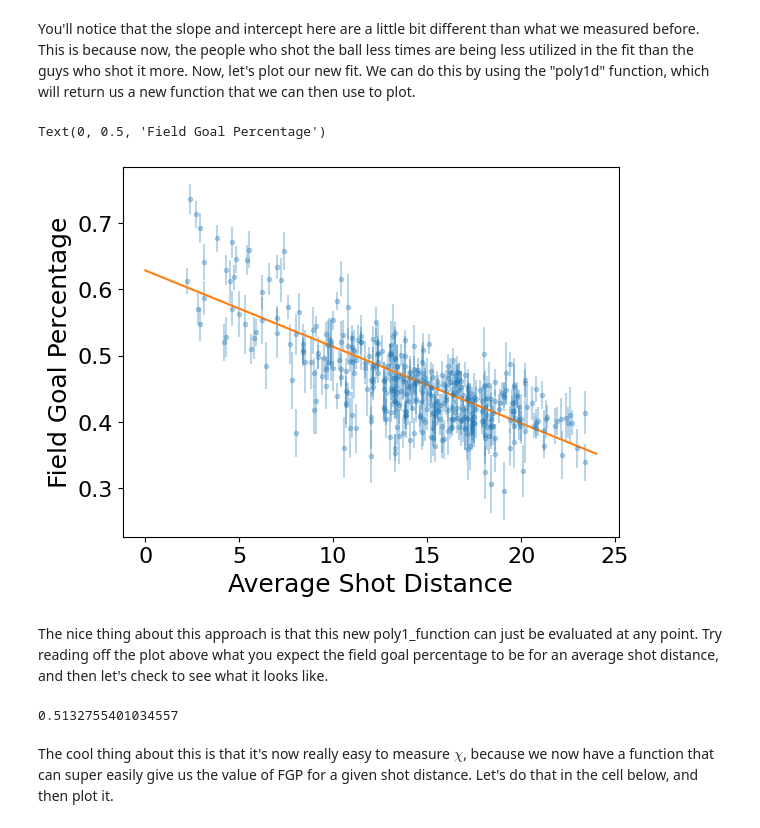
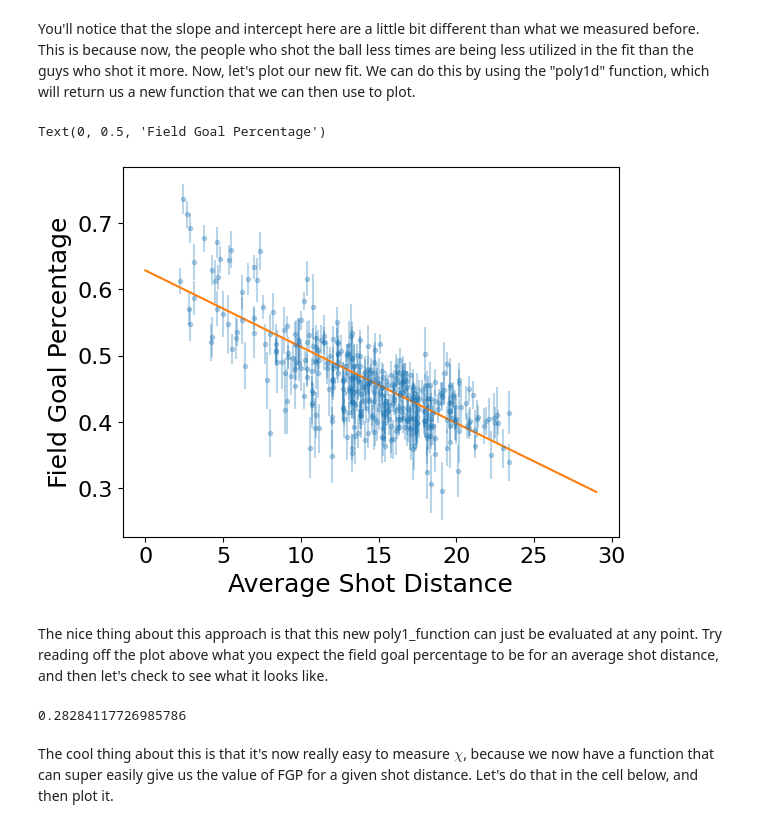
Before and after one commit to walipalmer/CFR-2024, a Jupyter notebook: module_stats/statistics4.ipynb, the cells around one changed output. Saved outputs shown, nothing was run; the diff lists cells and outputs as text; code cells hidden in the pictures.

```diff
--- a/module_stats/statistics4.ipynb
+++ b/module_stats/statistics4.ipynb
@@ -154,21 +186,21 @@ You'll notice that the slope and intercept here are a little bit different than
 # %%
 poly1_function = np.poly1d(poly1)
 
-distance_arr = np.arange(0, 25)
+distance_arr = np.arange(0, 30)
 
 plt.errorbar(nba_new['Distance'], nba_new['FGP'], sigma, fmt='.', alpha=0.3)
 plt.plot(distance_arr, poly1_function(distance_arr))
 plt.xlabel('Average Shot Distance')
 plt.ylabel('Field Goal Percentage')
 # %% [output]
 Text(0, 0.5, 'Field Goal Percentage')
-[figure, old version]
+[figure, new version]
 # %% [markdown]
 The nice thing about this approach is that this new poly1_function can just be evaluated at any point. Try reading off the plot above what you expect the field goal percentage to be for an average shot distance, and then let's check to see what it looks like.
 # %%
-poly1_function(10)
+poly1_function(30)
 # %% [output]
-0.5132755401034557
+0.28284117726985786
 # %% [markdown]
 The cool thing about this is that it's now really easy to measure $\chi$, because we now have a function that can super easily give us the value of FGP for a given shot distance. Let's do that in the cell below, and then plot it.
 # %%
```
Also changed, not shown: parts of 8 cells of this notebook, 2 other files.
